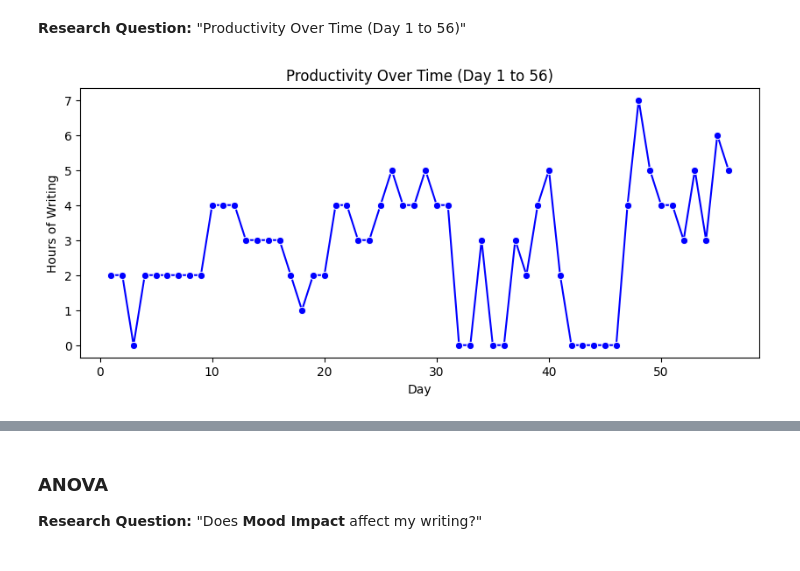
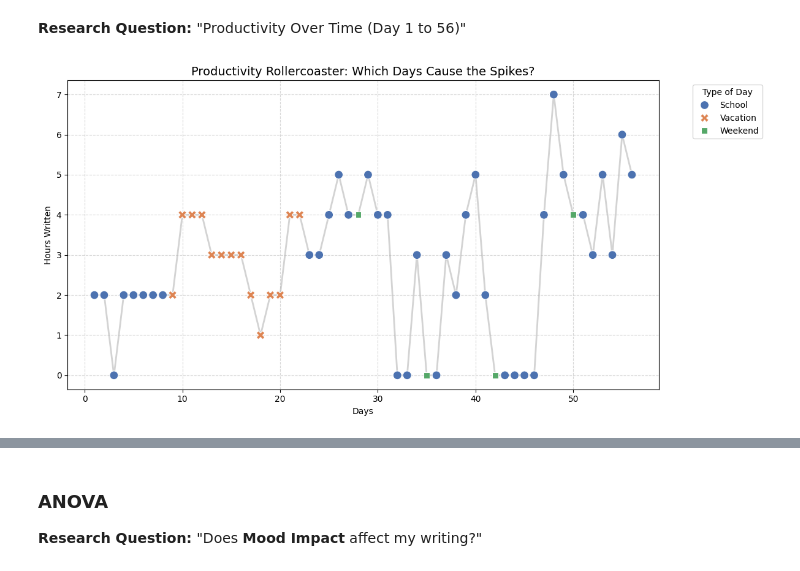
Before and after one commit to moridin04/Data-Science-Project, a Jupyter notebook: Data_Science_Project.ipynb, the cells around one changed output, grey strips where cells are left out. Saved outputs shown, nothing was run; the diff lists cells and outputs as text; code cells hidden in the pictures.

```diff
--- a/Data_Science_Project.ipynb
+++ b/Data_Science_Project.ipynb
@@ -337,10 +336,17 @@ All "Features" to be tested:
 ### Line Plot
 # %% [markdown]
 **Research Question:** "Productivity Over Time (Day 1 to 56)"
-# %%
-plt.figure(figsize=(10, 4))
-sns.lineplot(data=df, x="Day", y="Hours of Writing", marker='o', color="blue")
-plt.title("Productivity Over Time (Day 1 to 56)")
-plt.show()
-# %% [output]
-[figure, removed]
+# %%
+plt.figure(figsize=(12, 6))
+sns.lineplot(data=df, x='Day', y='Hours of Writing', color='lightgray', linewidth=2, zorder=1)
+sns.scatterplot(data=df, x='Day', y='Hours of Writing', hue='Type of Day', style='Type of Day', s=100, zorder=2, palette='deep')
+
+plt.title("Productivity Rollercoaster: Which Days Cause the Spikes?", fontsize=14)
+plt.xlabel("Days")
+plt.ylabel("Hours Written")
+plt.grid(True, linestyle='--', alpha=0.5)
+plt.legend(title='Type of Day', bbox_to_anchor=(1.05, 1), loc='upper left')
+plt.tight_layout()
+plt.show()
+# %% [output]
+[figure, added]
```
Also changed, not shown: parts of 23 cells of this notebook.
